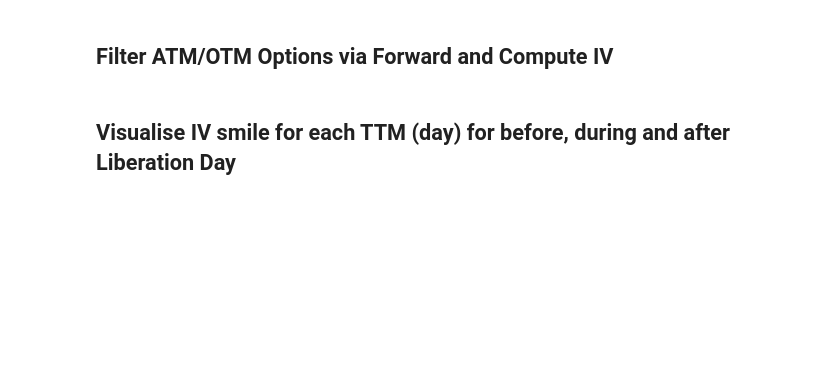
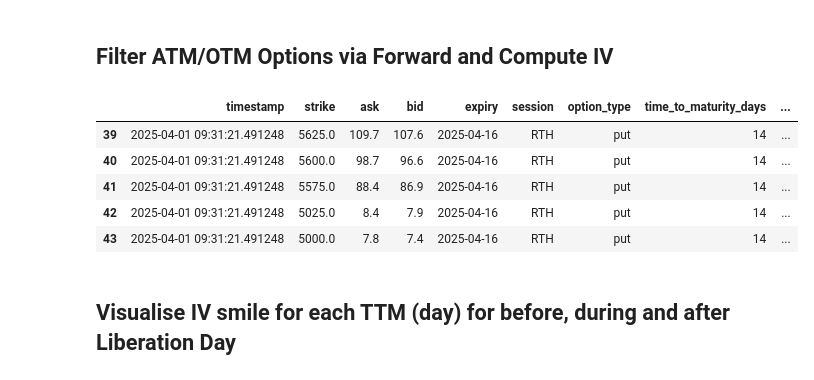
Before and after one commit to xavierchen0/qf620-stoch-proj, a Jupyter notebook: proj.ipynb, the cells around one changed output. Drawn from its saved outputs; the diff is of its cells as text; code cells hidden in the pictures; blank space fills up the shorter version.

```diff
--- a/proj.ipynb
+++ b/proj.ipynb
@@ -47,14 +47,14 @@ def parse_timestamped_csv(csv_path: Path) -> pd.DataFrame:
     frame = frame.reset_index().rename(columns={"index": "timestamp"})
     return frame
 
+
 def melt_option_quotes(frame: pd.DataFrame, value_name: str) -> pd.DataFrame:
     """Convert wide strike columns into long format for a single quote side."""
-    melted = frame.melt(
-        id_vars="timestamp", var_name="strike", value_name=value_name
-    )
+    melted = frame.melt(id_vars="timestamp", var_name="strike", value_name=value_name)
     melted["strike"] = pd.to_numeric(melted["strike"], errors="coerce")
     melted[value_name] = pd.to_numeric(melted[value_name], errors="coerce")
     return melted
+
 
 def load_option_book(assets: pd.DataFrame | None = None) -> pd.DataFrame:
     """Load and merge bid/ask quotes for calls and puts across sessions."""
@@ -68,17 +68,11 @@ def load_option_book(assets: pd.DataFrame | None = None) -> pd.DataFrame:
             for ask_path in ask_files:
                 stem_parts = ask_path.stem.split("_")
                 expiry = pd.to_datetime(stem_parts[-1])
-                bid_path = ask_path.with_name(
-                    ask_path.name.replace("_ask_", "_bid_")
-                )
+                bid_path = ask_path.with_name(ask_path.name.replace("_ask_", "_bid_"))
 
                 # Convert the wide strike grid into tidy bid/ask quote tables.
-                ask_frame = melt_option_quotes(
-                    parse_timestamped_csv(ask_path), "ask"
-                )
-                bid_frame = melt_option_quotes(
-                    parse_timestamped_csv(bid_path), "bid"
-                )
+                ask_frame = melt_option_quotes(parse_timestamped_csv(ask_path), "ask")
+                bid_frame = melt_option_quotes(parse_timestamped_csv(bid_path), "bid")
                 merged = pd.merge(
                     ask_frame, bid_frame, on=["timestamp", "strike"], how="outer"
                 )
@@ -176,6 +170,7 @@ def load_option_book(assets: pd.DataFrame | None = None) -> pd.DataFrame:
 
     return long_df
 
+
 def load_assets() -> pd.DataFrame:
     """Load SPX/ES/VIX snapshots from both sessions."""
     frames: list[pd.DataFrame] = []
@@ -198,6 +193,7 @@ def load_assets() -> pd.DataFrame:
     assets = assets.sort_values("timestamp").reset_index(drop=True)
     return assets
 
+
 def SABR(F, K, T, alpha, beta, rho, nu):
     X = K
     # if K is at-the-money-forward
@@ -210,9 +206,7 @@ def SABR(F, K, T, alpha, beta, rho, nu):
     else:
         z = (nu / alpha) * ((F * X) ** (0.5 * (1 - beta))) * np.log(F / X)
         zhi = np.log((((1 - 2 * rho * z + z * z) ** 0.5) + z - rho) / (1 - rho))
-        numer1 = (((1 - beta) ** 2) / 24) * (
-            (alpha * alpha) / ((F * X) ** (1 - beta))
-        )
+        numer1 = (((1 - beta) ** 2) / 24) * ((alpha * alpha) / ((F * X) ** (1 - beta)))
         numer2 = 0.25 * rho * beta * nu * alpha / ((F * X) ** ((1 - beta) / 2))
         numer3 = ((2 - 3 * rho * rho) / 24) * nu * nu
         numer = alpha * (1 + (numer1 + numer2 + numer3) * T) * z
@@ -223,6 +217,7 @@ def SABR(F, K, T, alpha, beta, rho, nu):
 
     return sabrsigma
 
+
 def sabrcalibration(x, strikes, vols, F, T, beta=BETA):
     err = 0.0
     for i, vol in enumerate(vols):
@@ -554,27 +580,34 @@ options_df.head()
 # %%
 # Use the forward price from load_option_book to identify ATM/OTM quotes and compute IVs.
 valid_quotes = options_df.dropna(
     subset=["forward_price", "option_price", "strike", "time_to_maturity_years"]
 )
 valid_quotes = valid_quotes[valid_quotes["time_to_maturity_years"] > 0].copy()
 
-atm_otm_options = valid_quotes[
-    valid_quotes["is_atm"] | valid_quotes["is_otm"]
-].copy()
+atm_otm_options = valid_quotes[valid_quotes["is_atm"] | valid_quotes["is_otm"]].copy()
+
 
 def _compute_implied_vol(row: pd.Series) -> float:
     flag = "c" if row["option_type"] == "call" else "p"
     return pyv_iv.implied_volatility(
         row["option_price"],
         row["forward_price"],
         row["strike"],
         row["time_to_maturity_years"],
         RISK_FREE_RATE,
         flag,
     )
 
+
 atm_otm_options["implied_vol"] = atm_otm_options.apply(_compute_implied_vol, axis=1)
 atm_otm_options.head()
+# %% [output]
+|  | timestamp | strike | ask | bid | expiry | session | option_type | time_to_maturity_days | ... |
+| 39 | 2025-04-01 09:31:21.491248 | 5625.0 | 109.7 | 107.6 | 2025-04-16 | RTH | put | 14 | ... |
+| 40 | 2025-04-01 09:31:21.491248 | 5600.0 | 98.7 | 96.6 | 2025-04-16 | RTH | put | 14 | ... |
+| 41 | 2025-04-01 09:31:21.491248 | 5575.0 | 88.4 | 86.9 | 2025-04-16 | RTH | put | 14 | ... |
+| 42 | 2025-04-01 09:31:21.491248 | 5025.0 | 8.4 | 7.9 | 2025-04-16 | RTH | put | 14 | ... |
+| 43 | 2025-04-01 09:31:21.491248 | 5000.0 | 7.8 | 7.4 | 2025-04-16 | RTH | put | 14 | ... |
 # %% [markdown]
 ## Visualise IV smile for each TTM (day) for before, during and after Liberation Day
 # %%
```
Also changed, not shown: parts of 13 cells of this notebook, 1 other file.
